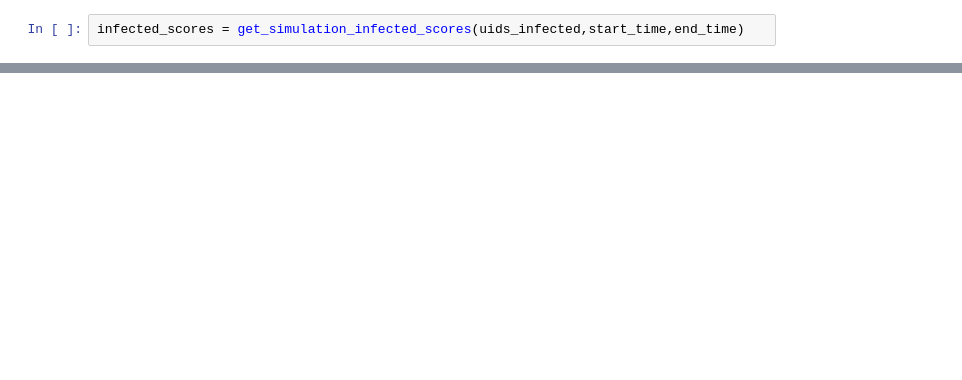
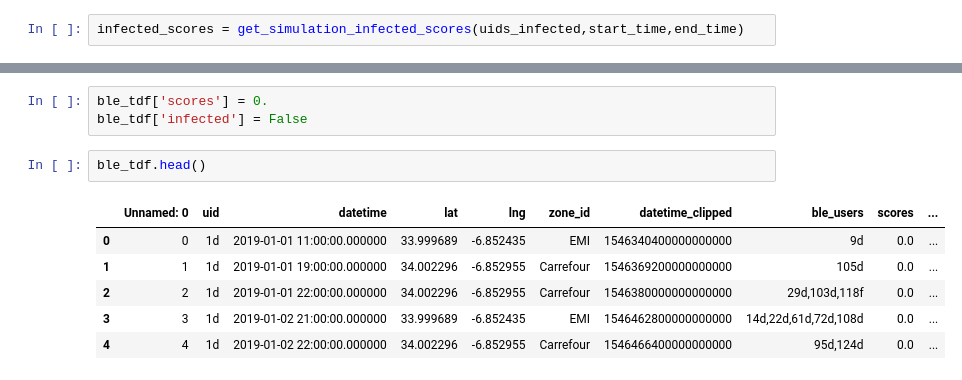
Before and after one commit to covid-ma-team/chantier-2, a Jupyter notebook: user_mobility_generation.ipynb, the cells around one changed output, grey strips where cells are left out. Saved outputs shown, nothing was run; the diff lists cells and outputs as text; blank space fills up the shorter version.

Commit message:
added scores of infected people

```diff
--- a/user_mobility_generation.ipynb
+++ b/user_mobility_generation.ipynb
@@ -308,0 +321,12 @@ print(infected_scores)
+# %%
+ble_tdf['scores'] = 0.
+ble_tdf['infected'] = False
+# %%
+ble_tdf.head()
+# %% [output]
+|  | Unnamed: 0 | uid | datetime | lat | lng | zone_id | datetime_clipped | ble_users | scores | ... |
+| 0 | 0 | 1d | 2019-01-01 11:00:00.000000 | 33.999689 | -6.852435 | EMI | 1546340400000000000 | 9d | 0.0 | ... |
+| 1 | 1 | 1d | 2019-01-01 19:00:00.000000 | 34.002296 | -6.852955 | Carrefour | 1546369200000000000 | 105d | 0.0 | ... |
+| 2 | 2 | 1d | 2019-01-01 22:00:00.000000 | 34.002296 | -6.852955 | Carrefour | 1546380000000000000 | 29d,103d,118f | 0.0 | ... |
+| 3 | 3 | 1d | 2019-01-02 21:00:00.000000 | 33.999689 | -6.852435 | EMI | 1546462800000000000 | 14d,22d,61d,72d,108d | 0.0 | ... |
+| 4 | 4 | 1d | 2019-01-02 22:00:00.000000 | 34.002296 | -6.852955 | Carrefour | 1546466400000000000 | 95d,124d | 0.0 | ... |
```
Also changed, not shown: parts of 7 cells of this notebook, 1 other file.
